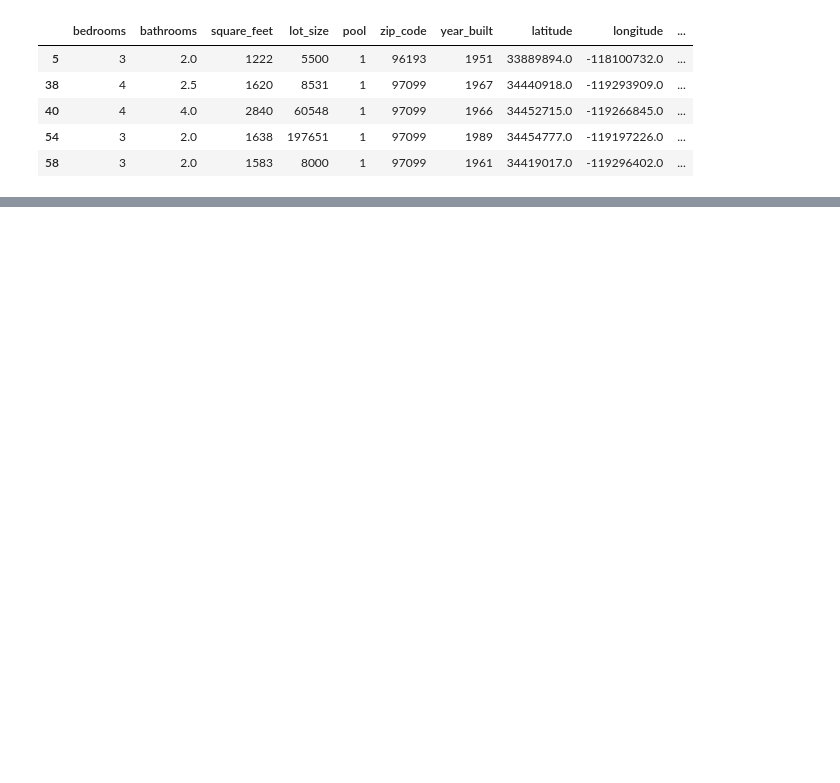
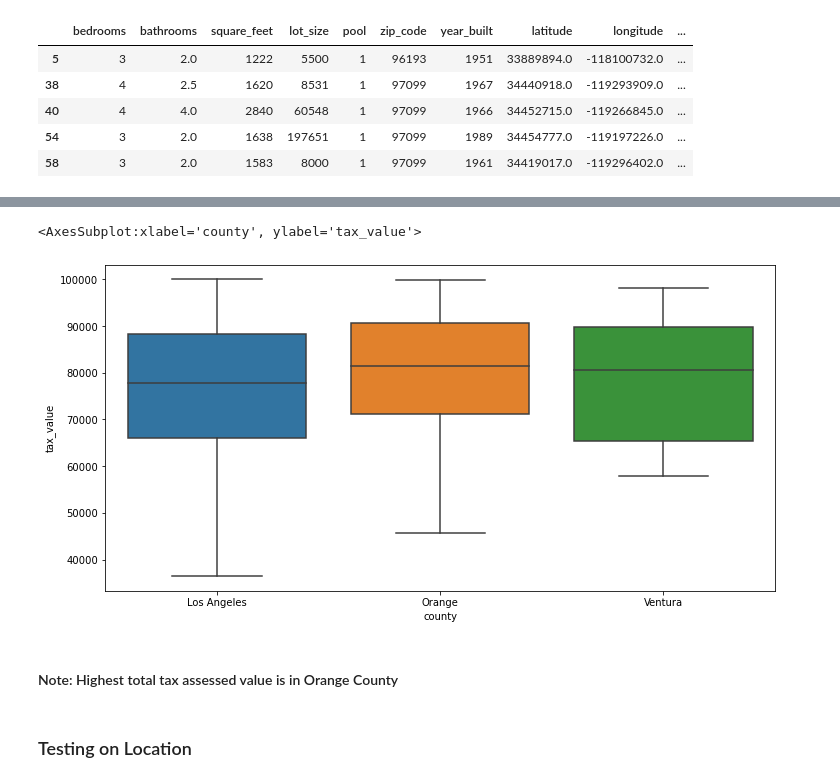
Before and after one commit to raycerna/zillow-regression-project, a Jupyter notebook: final_report.ipynb, the cells around one changed output, grey strips where cells are left out. Drawn from its saved outputs; the diff is of its cells as text; code cells hidden in the pictures; blank space fills up the shorter version.

```diff
--- a/final_report.ipynb
+++ b/final_report.ipynb
@@ -57,0 +152,12 @@ NameError: name 'train' is not defined
+# %%
+# boxplot showing tax value by county
+plt.figure(figsize=(12,6))
+sns.boxplot(x= train[train.tax_value<1000000].county,
+            y= train[train.tax_value<100000].tax_value, data=train[train.tax_value<100000])
+# %% [output]
+<AxesSubplot:xlabel='county', ylabel='tax_value'>
+[figure, added]
+# %% [markdown]
+#### Note: Highest total tax assessed value is in Orange County
+# %% [markdown]
+### Testing on Location
```
Also changed, not shown: parts of 62 cells of this notebook.
